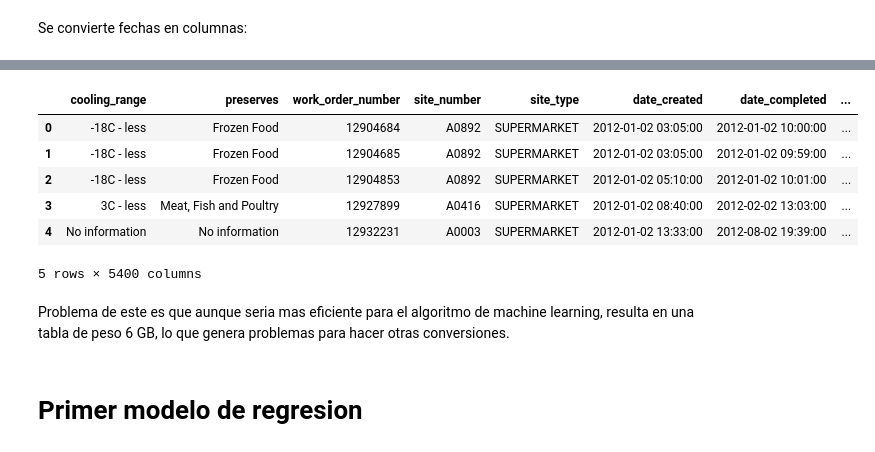
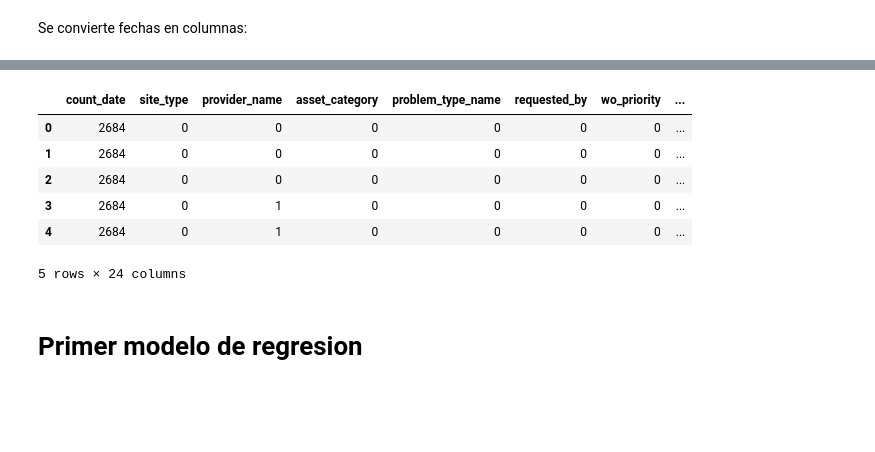
Before and after one commit to sergioduquem15/FINAL_PROJECT_DataMining, a Jupyter notebook: 2-EDA_analysis.ipynb, the cells around one changed output, grey strips where cells are left out. Drawn from its saved outputs; the diff is of its cells as text; code cells hidden in the pictures; blank space fills up the shorter version.

```diff
--- a/2-EDA_analysis.ipynb
+++ b/2-EDA_analysis.ipynb
@@ -41,7 +42,7 @@ Lets look at the data
 * Asset Type ---------------------------------------- REMOTE MULTIDECK (fridge can be open, closed, cabinet etc)
 * Asset Status ---------------------------------------------- Inactive (is the asset active today -time of generating dataset)
 # %%
-data = pd.read_csv("./data/datacl.csv")
+data = pd.read_csv("./data/datacll.csv")
 # %%
 %%time
 data["date_created"] = pd.DatetimeIndex(data.date_created)
@@ -62,3 +62,5 @@ data.head(3)
 data_prueba = data.date_created.dt.to_period('M').value_counts().reset_index()
 data_prueba.columns = ["month_year","count_date"]
 data_prueba = data_prueba.sort_values(by=['month_year'])
+# %%
+data_prueba["m_y_number"] = range(48)
@@ -77,0 +98,3 @@ data[["month_year","date_created","count_date"]].head()
+# %%
+data.drop("m_y_number",axis=1,inplace=True)
+data.head()
@@ -121,8 +154,8 @@ Seleccionamos las columnas que pueden servir para un primer modelo.
 # %%
 target = data["count_date"]
 # %%
-data_filtered = data[["site_type","date_created","date_completed","provider_name","asset_category","problem_type_name",
+data_filtered = data[["count_date","site_type","date_created","date_completed","provider_name","asset_category","problem_type_name",
                "requested_by","wo_priority","manufacturer","asset_in_service_date","sales_sq_ft",
-               "asset_type","asset_status","cooling_range","preserves"]]
+               "asset_type","asset_status","preserves"]]
 data_filtered.head()
 # %% [output]
@@ -324,10 +204,10 @@ data = data.join(list_encoded[10])
 # %%
-data.head()
+data_filtered.head()
 # %% [output]
-|  | cooling_range | preserves | work_order_number | site_number | site_type | date_created | date_completed | ... |
-| 0 | -18C - less | Frozen Food | 12904684 | A0892 | SUPERMARKET | 2012-01-02 03:05:00 | 2012-01-02 10:00:00 | ... |
-| 1 | -18C - less | Frozen Food | 12904685 | A0892 | SUPERMARKET | 2012-01-02 03:05:00 | 2012-01-02 09:59:00 | ... |
-| 2 | -18C - less | Frozen Food | 12904853 | A0892 | SUPERMARKET | 2012-01-02 05:10:00 | 2012-01-02 10:01:00 | ... |
-| 3 | 3C - less | Meat, Fish and Poultry | 12927899 | A0416 | SUPERMARKET | 2012-01-02 08:40:00 | 2012-02-02 13:03:00 | ... |
-| 4 | No information | No information | 12932231 | A0003 | SUPERMARKET | 2012-01-02 13:33:00 | 2012-08-02 19:39:00 | ... |
+|  | count_date | site_type | provider_name | asset_category | problem_type_name | requested_by | wo_priority | ... |
+| 0 | 2684 | 0 | 0 | 0 | 0 | 0 | 0 | ... |
+| 1 | 2684 | 0 | 0 | 0 | 0 | 0 | 0 | ... |
+| 2 | 2684 | 0 | 0 | 0 | 0 | 0 | 0 | ... |
+| 3 | 2684 | 0 | 1 | 0 | 0 | 0 | 0 | ... |
+| 4 | 2684 | 0 | 1 | 0 | 0 | 0 | 0 | ... |
-5 rows × 5400 columns
+5 rows × 24 columns
@@ -359,5 +214,3 @@ data.drop(to_erase[17],axis=1,inplace=True)
-# %% [markdown]
-Problema de este es que aunque seria mas eficiente para el algoritmo de machine learning, resulta en una tabla de peso 6 GB, lo que genera problemas para hacer otras conversiones.
 # %% [markdown]
 # Primer modelo de regresion
 # %%
```
Also changed, not shown: parts of 50 cells of this notebook, 2 other files.
